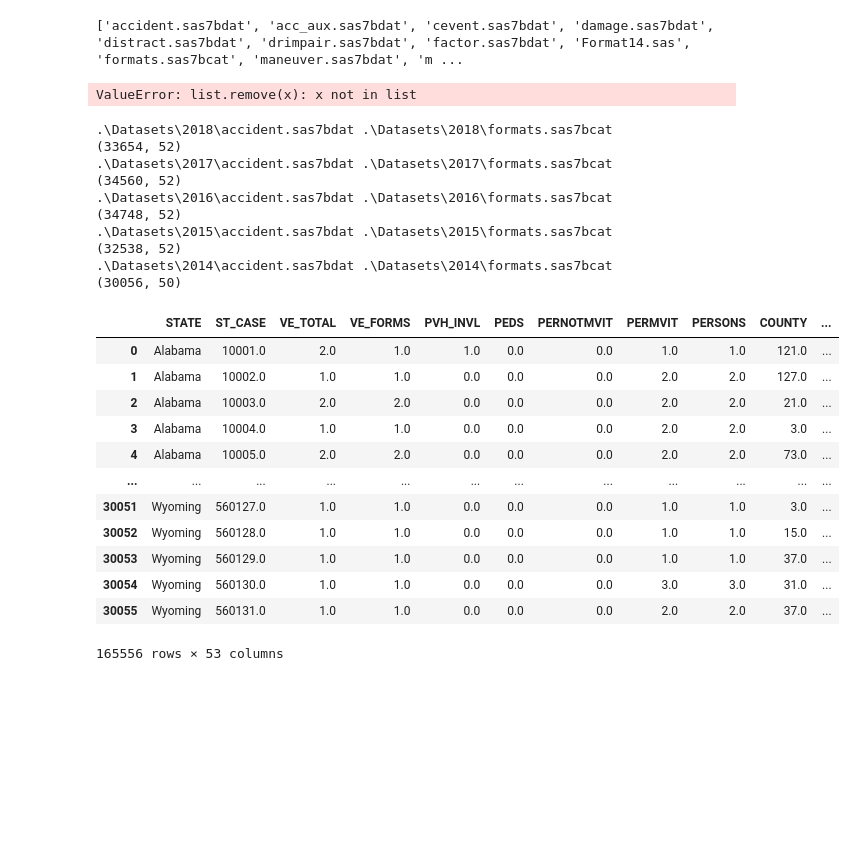
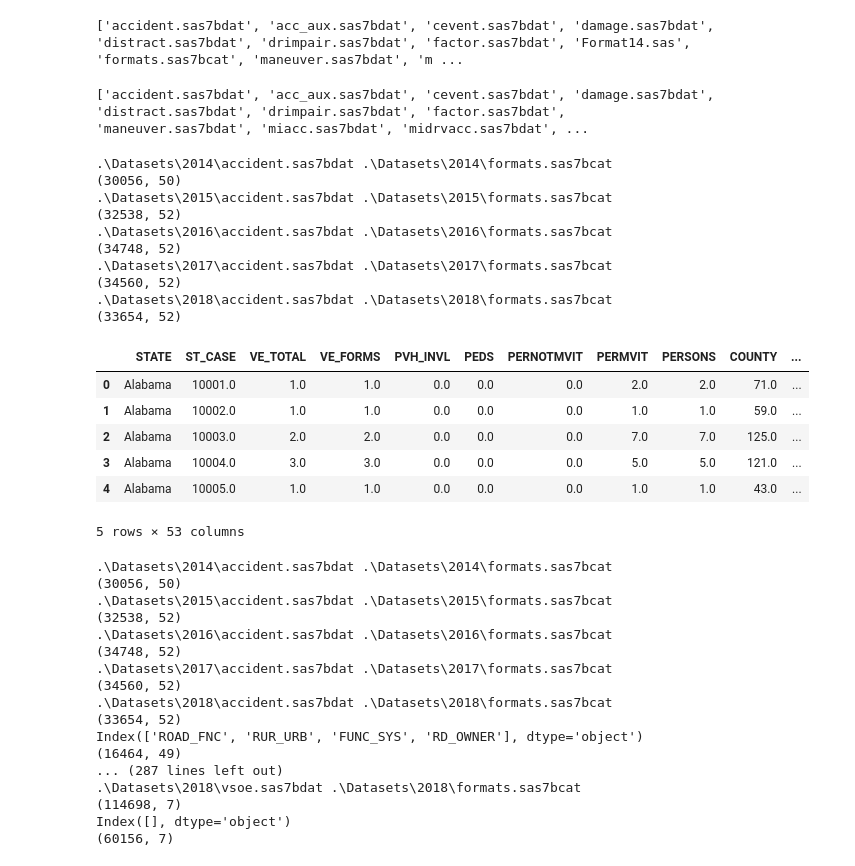
Before and after one commit to duonghung86/Vehicle-Crash-Data-Visualization, a Jupyter notebook: Download datasets.ipynb, the cells around one changed output. Saved outputs shown, nothing was run; the diff lists cells and outputs as text; code cells hidden in the pictures; blank space fills up the shorter version.

```diff
--- a/Download datasets.ipynb
+++ b/Download datasets.ipynb
@@ -134,56 +134,79 @@ print(files)
 # %% [output]
 ['accident.sas7bdat', 'acc_aux.sas7bdat', 'cevent.sas7bdat', 'damage.sas7bdat', 'distract.sas7bdat', 'drimpair.sas7bdat', 'factor.sas7bdat', 'Format14.sas', 'formats.sas7bcat', 'maneuver.sas7bdat', 'm ...
 # %%
-files.remove('Format10.sas')
+files.remove('Format14.sas')
 files.remove('formats.sas7bcat')
 print(files)
 # %% [output]
-ValueError: list.remove(x): x not in list
+['accident.sas7bdat', 'acc_aux.sas7bdat', 'cevent.sas7bdat', 'damage.sas7bdat', 'distract.sas7bdat', 'drimpair.sas7bdat', 'factor.sas7bdat', 'maneuver.sas7bdat', 'miacc.sas7bdat', 'midrvacc.sas7bdat', ...
 # %%
 def union_data(fname):
     df_final=pd.DataFrame()
     for year in range(2014,2019):
         path='.\Datasets\\'+str(year)
         name=''
         files=os.listdir(path)
         for file in files:
             if file.find(fname)!=-1:
                 name = file
                 break
         name
         path_f = path + '\\'+name
         path_c = path + '\\formats.sas7bcat'
         print(path_f,path_c)
         df= prs.read_sas7bdat(path_f, catalog_file=path_c, formats_as_category=True)[0]
         #print(df.head())
         #pd.read_csv(path,encoding = "ISO-8859-1", low_memory=False)
         df['YEAR']=year
         print(df.shape)
         df_final=pd.concat([df_final,df])
         del df
     return df_final
-union_data(files[0])
+union_data(files[0]).head()
 # %% [output]
+.\Datasets\2014\accident.sas7bdat .\Datasets\2014\formats.sas7bcat
+(30056, 50)
+.\Datasets\2015\accident.sas7bdat .\Datasets\2015\formats.sas7bcat
+(32538, 52)
+.\Datasets\2016\accident.sas7bdat .\Datasets\2016\formats.sas7bcat
+(34748, 52)
+.\Datasets\2017\accident.sas7bdat .\Datasets\2017\formats.sas7bcat
+(34560, 52)
 .\Datasets\2018\accident.sas7bdat .\Datasets\2018\formats.sas7bcat
 (33654, 52)
-.\Datasets\2017\accident.sas7bdat .\Datasets\2017\formats.sas7bcat
-(34560, 52)
-.\Datasets\2016\accident.sas7bdat .\Datasets\2016\formats.sas7bcat
-(34748, 52)
-.\Datasets\2015\accident.sas7bdat .\Datasets\2015\formats.sas7bcat
-(32538, 52)
-.\Datasets\2014\accident.sas7bdat .\Datasets\2014\formats.sas7bcat
-(30056, 50)
 |  | STATE | ST_CASE | VE_TOTAL | VE_FORMS | PVH_INVL | PEDS | PERNOTMVIT | PERMVIT | PERSONS | COUNTY | ... |
-| 0 | Alabama | 10001.0 | 2.0 | 1.0 | 1.0 | 0.0 | 0.0 | 1.0 | 1.0 | 121.0 | ... |
-| 1 | Alabama | 10002.0 | 1.0 | 1.0 | 0.0 | 0.0 | 0.0 | 2.0 | 2.0 | 127.0 | ... |
-| 2 | Alabama | 10003.0 | 2.0 | 2.0 | 0.0 | 0.0 | 0.0 | 2.0 | 2.0 | 21.0 | ... |
-| 3 | Alabama | 10004.0 | 1.0 | 1.0 | 0.0 | 0.0 | 0.0 | 2.0 | 2.0 | 3.0 | ... |
-| 4 | Alabama | 10005.0 | 2.0 | 2.0 | 0.0 | 0.0 | 0.0 | 2.0 | 2.0 | 73.0 | ... |
-| ... | ... | ... | ... | ... | ... | ... | ... | ... | ... | ... | ... |
-| 30051 | Wyoming | 560127.0 | 1.0 | 1.0 | 0.0 | 0.0 | 0.0 | 1.0 | 1.0 | 3.0 | ... |
-| 30052 | Wyoming | 560128.0 | 1.0 | 1.0 | 0.0 | 0.0 | 0.0 | 1.0 | 1.0 | 15.0 | ... |
-| 30053 | Wyoming | 560129.0 | 1.0 | 1.0 | 0.0 | 0.0 | 0.0 | 1.0 | 1.0 | 37.0 | ... |
-| 30054 | Wyoming | 560130.0 | 1.0 | 1.0 | 0.0 | 0.0 | 0.0 | 3.0 | 3.0 | 31.0 | ... |
-| 30055 | Wyoming | 560131.0 | 1.0 | 1.0 | 0.0 | 0.0 | 0.0 | 2.0 | 2.0 | 37.0 | ... |
+| 0 | Alabama | 10001.0 | 1.0 | 1.0 | 0.0 | 0.0 | 0.0 | 2.0 | 2.0 | 71.0 | ... |
+| 1 | Alabama | 10002.0 | 1.0 | 1.0 | 0.0 | 0.0 | 0.0 | 1.0 | 1.0 | 59.0 | ... |
+| 2 | Alabama | 10003.0 | 2.0 | 2.0 | 0.0 | 0.0 | 0.0 | 7.0 | 7.0 | 125.0 | ... |
+| 3 | Alabama | 10004.0 | 3.0 | 3.0 | 0.0 | 0.0 | 0.0 | 5.0 | 5.0 | 121.0 | ... |
+| 4 | Alabama | 10005.0 | 1.0 | 1.0 | 0.0 | 0.0 | 0.0 | 1.0 | 1.0 | 43.0 | ... |
-165556 rows × 53 columns
+5 rows × 53 columns
+# %%
+for fname in files:
+    df=union_data(fname)
+    na_cols=df.isna().any()[df.isna().any()==True].index
+    print(na_cols)
+    df.drop(columns=na_cols,inplace=True)
+    try:
+        df=df[df.STATE=='Texas'].copy() # choose only Texas
+    except: continue
+    print(df.shape)
+    df.to_csv('.\Datasets\\'+fname.split('.')[0]+'_5ys.csv',index=False)
+# %% [output]
+.\Datasets\2014\accident.sas7bdat .\Datasets\2014\formats.sas7bcat
+(30056, 50)
+.\Datasets\2015\accident.sas7bdat .\Datasets\2015\formats.sas7bcat
+(32538, 52)
+.\Datasets\2016\accident.sas7bdat .\Datasets\2016\formats.sas7bcat
+(34748, 52)
+.\Datasets\2017\accident.sas7bdat .\Datasets\2017\formats.sas7bcat
+(34560, 52)
+.\Datasets\2018\accident.sas7bdat .\Datasets\2018\formats.sas7bcat
+(33654, 52)
+Index(['ROAD_FNC', 'RUR_URB', 'FUNC_SYS', 'RD_OWNER'], dtype='object')
+(16464, 49)
+... (287 lines left out)
+.\Datasets\2018\vsoe.sas7bdat .\Datasets\2018\formats.sas7bcat
+(114698, 7)
+Index([], dtype='object')
+(60156, 7)
```
Also changed, not shown: parts of 20 cells of this notebook, 29 other files.
